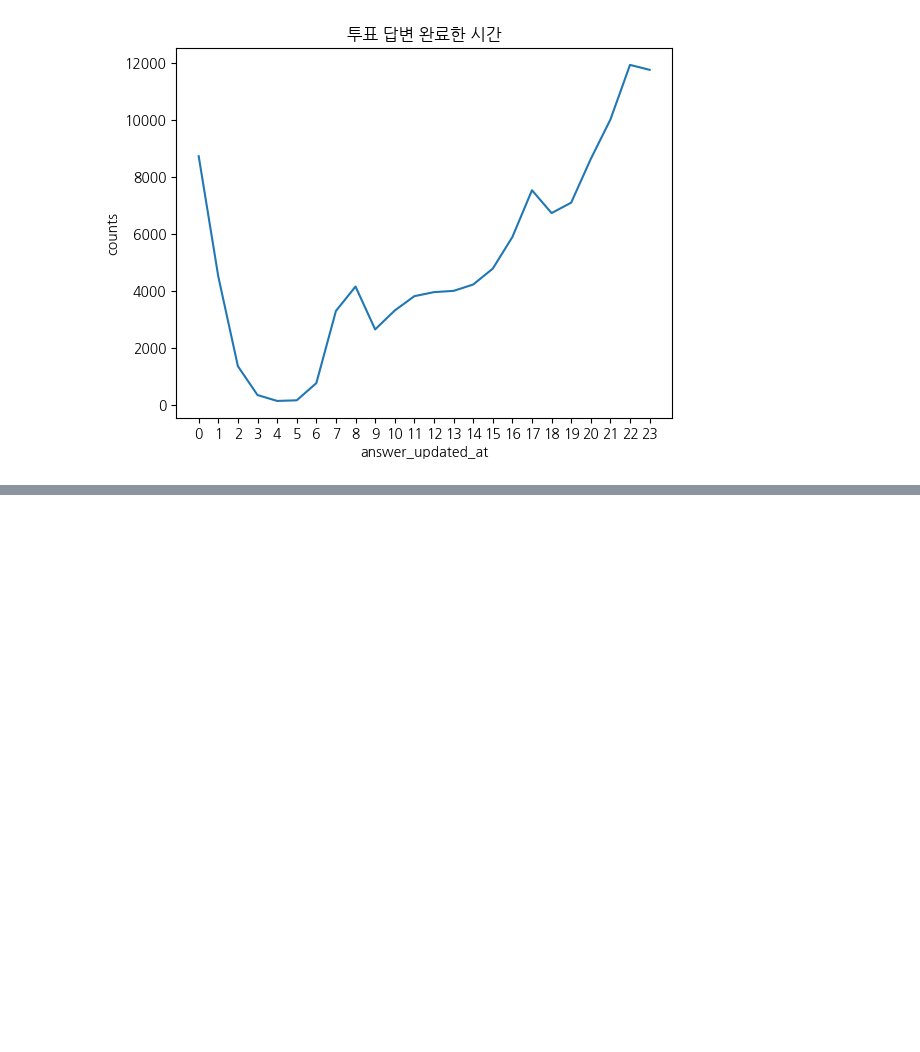
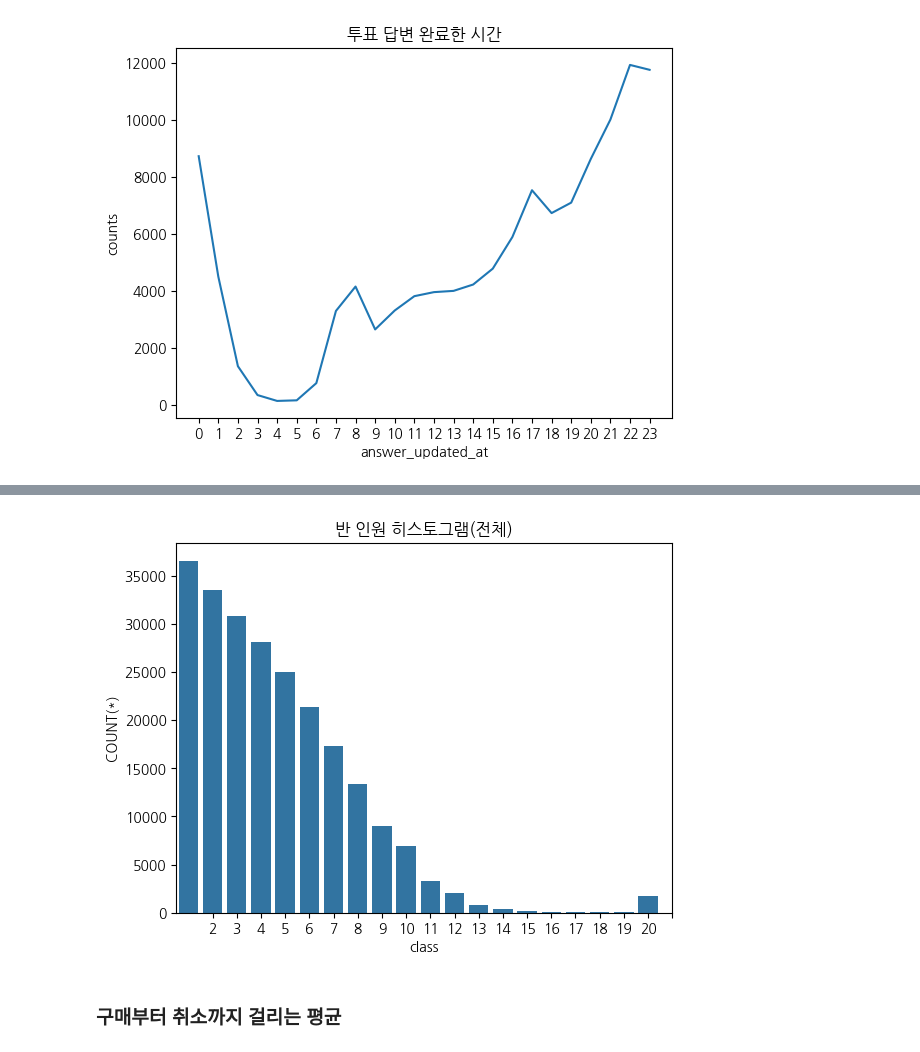
Before and after one commit to EtheriumArchive/Codeit_project, a Jupyter notebook: eda_eunsu_v1.ipynb, the cells around one changed output, grey strips where cells are left out. Saved outputs shown, nothing was run; the diff lists cells and outputs as text; code cells hidden in the pictures; blank space fills up the shorter version.

```diff
--- a/eda_eunsu_v1.ipynb
+++ b/eda_eunsu_v1.ipynb
@@ -56,0 +80,9 @@ plt.show()
+# %%
+ax = sns.barplot(data=class_count_all, x='class', y='COUNT(*)')
+ax.set_title('반 인원 히스토그램(전체)')
+ax.set_xticks(range(1, 21))
+plt.show()
+# %% [output]
+[figure, added]
+# %% [markdown]
+### 구매부터 취소까지 걸리는 평균
```
Also changed, not shown: parts of 21 cells of this notebook.
